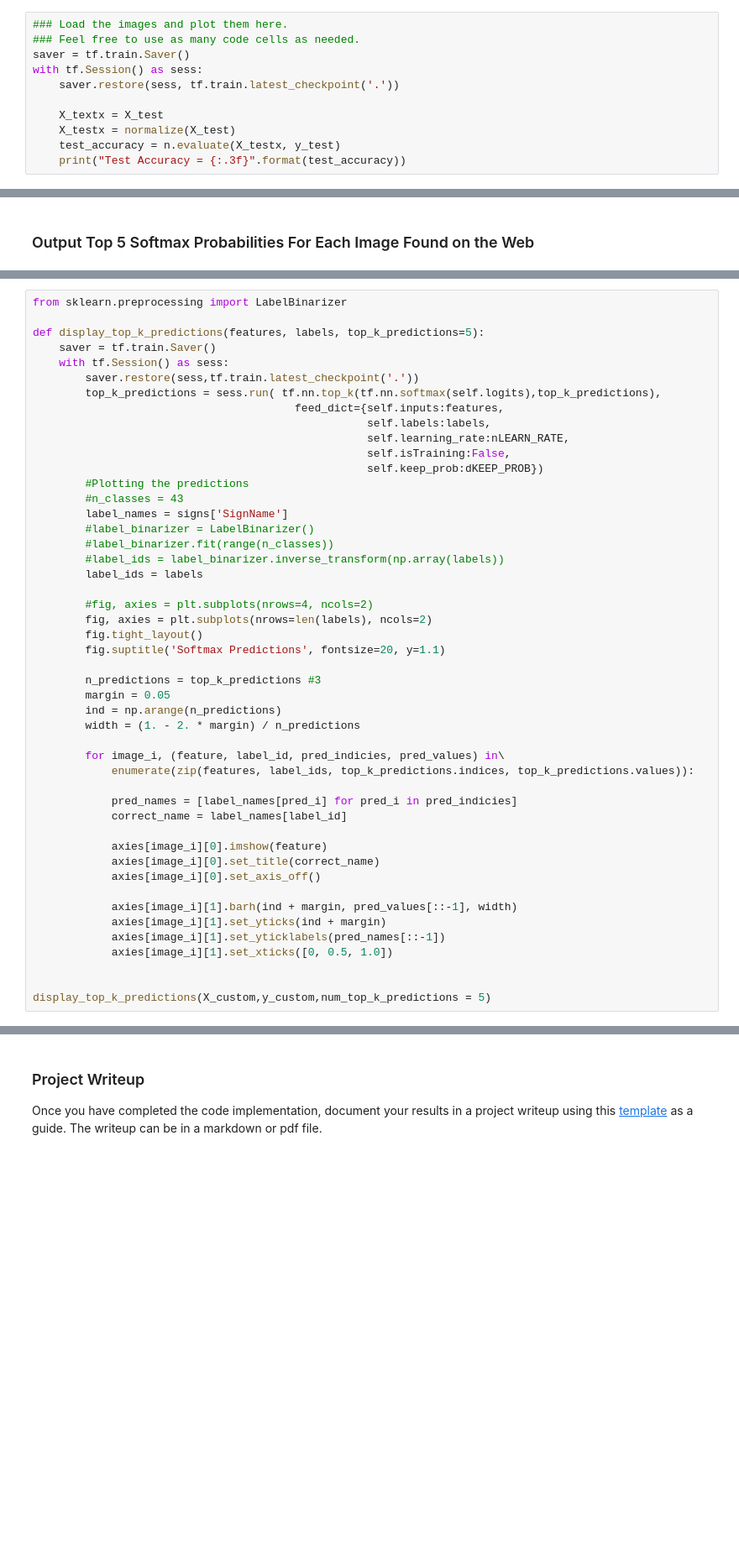
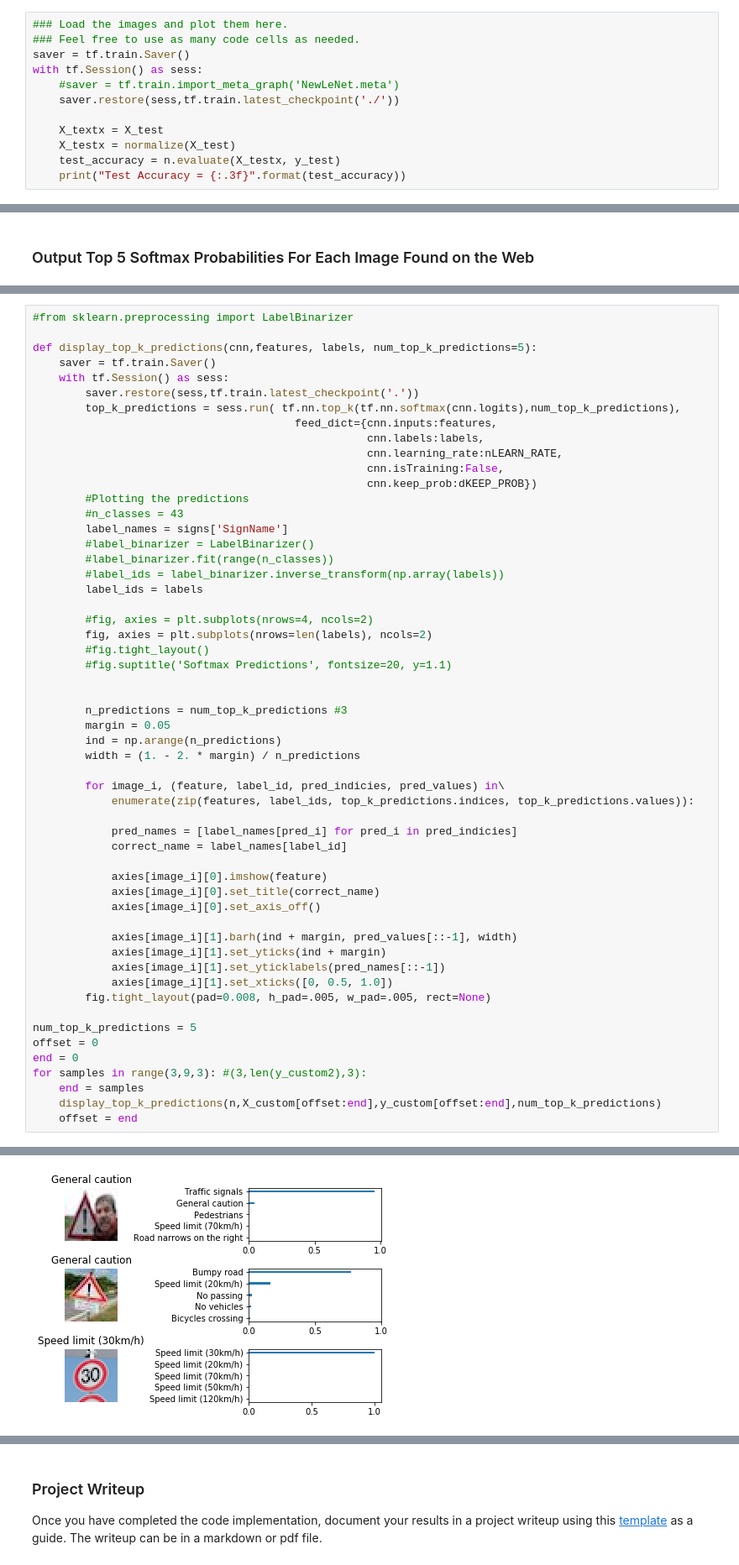
Before and after one commit to arturops/self-drivingCar, a Jupyter notebook: TrafficSignClassifier/Traffic_Sign_Classifier.ipynb, the cells around one changed output, grey strips where cells are left out. Shown at 84% size. Cells and saved outputs as stored; diff of their text form; blank space fills up the shorter version.

Commit message:
Debugged and have a working top_k_predictions function

```diff
--- a/TrafficSignClassifier/Traffic_Sign_Classifier.ipynb
+++ b/TrafficSignClassifier/Traffic_Sign_Classifier.ipynb
@@ -1102,7 +1105,8 @@ You may find `signnames.csv` useful as it contains mappings from the class id (i
 ### Feel free to use as many code cells as needed.
 saver = tf.train.Saver()
 with tf.Session() as sess:
-    saver.restore(sess, tf.train.latest_checkpoint('.'))
+    #saver = tf.train.import_meta_graph('NewLeNet.meta')
+    saver.restore(sess,tf.train.latest_checkpoint('./'))
 
     X_textx = X_test
     X_testx = normalize(X_test)
@@ -1259,18 +1263,18 @@ TopKV2(values=array([[ 0.34763842,  0.24879643,  0.12789202],
 
 Looking just at the first row we get `[ 0.34763842,  0.24879643,  0.12789202]`, you can confirm these are the 3 largest probabilities in `a`. You'll also notice `[3, 0, 5]` are the corresponding indices.
 # %%
-from sklearn.preprocessing import LabelBinarizer
+#from sklearn.preprocessing import LabelBinarizer
 
-def display_top_k_predictions(features, labels, top_k_predictions=5):
+def display_top_k_predictions(cnn,features, labels, num_top_k_predictions=5):
     saver = tf.train.Saver()
     with tf.Session() as sess:
         saver.restore(sess,tf.train.latest_checkpoint('.'))
-        top_k_predictions = sess.run( tf.nn.top_k(tf.nn.softmax(self.logits),top_k_predictions),
-                                        feed_dict={self.inputs:features,
-                                                   self.labels:labels,
-                                                   self.learning_rate:nLEARN_RATE,
-                                                   self.isTraining:False,
-                                                   self.keep_prob:dKEEP_PROB})
+        top_k_predictions = sess.run( tf.nn.top_k(tf.nn.softmax(cnn.logits),num_top_k_predictions),
+                                        feed_dict={cnn.inputs:features,
+                                                   cnn.labels:labels,
+                                                   cnn.learning_rate:nLEARN_RATE,
+                                                   cnn.isTraining:False,
+                                                   cnn.keep_prob:dKEEP_PROB})
         #Plotting the predictions
         #n_classes = 43
         label_names = signs['SignName']
@@ -1281,10 +1285,11 @@ def display_top_k_predictions(features, labels, top_k_predictions=5):
 
         #fig, axies = plt.subplots(nrows=4, ncols=2)
         fig, axies = plt.subplots(nrows=len(labels), ncols=2)
-        fig.tight_layout()
-        fig.suptitle('Softmax Predictions', fontsize=20, y=1.1)
+        #fig.tight_layout()
+        #fig.suptitle('Softmax Predictions', fontsize=20, y=1.1)
 
-        n_predictions = top_k_predictions #3
+
+        n_predictions = num_top_k_predictions #3
         margin = 0.05
         ind = np.arange(n_predictions)
         width = (1. - 2. * margin) / n_predictions
@@ -1303,6 +1308,13 @@ def display_top_k_predictions(features, labels, top_k_predictions=5):
             axies[image_i][1].set_yticks(ind + margin)
             axies[image_i][1].set_yticklabels(pred_names[::-1])
             axies[image_i][1].set_xticks([0, 0.5, 1.0])
+        fig.tight_layout(pad=0.008, h_pad=.005, w_pad=.005, rect=None)
 
-
-display_top_k_predictions(X_custom,y_custom,num_top_k_predictions = 5)
+num_top_k_predictions = 5
+offset = 0
+end = 0
+for samples in range(3,9,3): #(3,len(y_custom2),3):
+    end = samples
+    display_top_k_predictions(n,X_custom[offset:end],y_custom[offset:end],num_top_k_predictions)
+    offset = end
+# %% [output]
@@ -1308,0 +1323 @@ display_top_k_predictions(X_custom,y_custom,num_top_k_predictions = 5)
+[figure, added]
```
Also changed, not shown: parts of 9 cells of this notebook.
